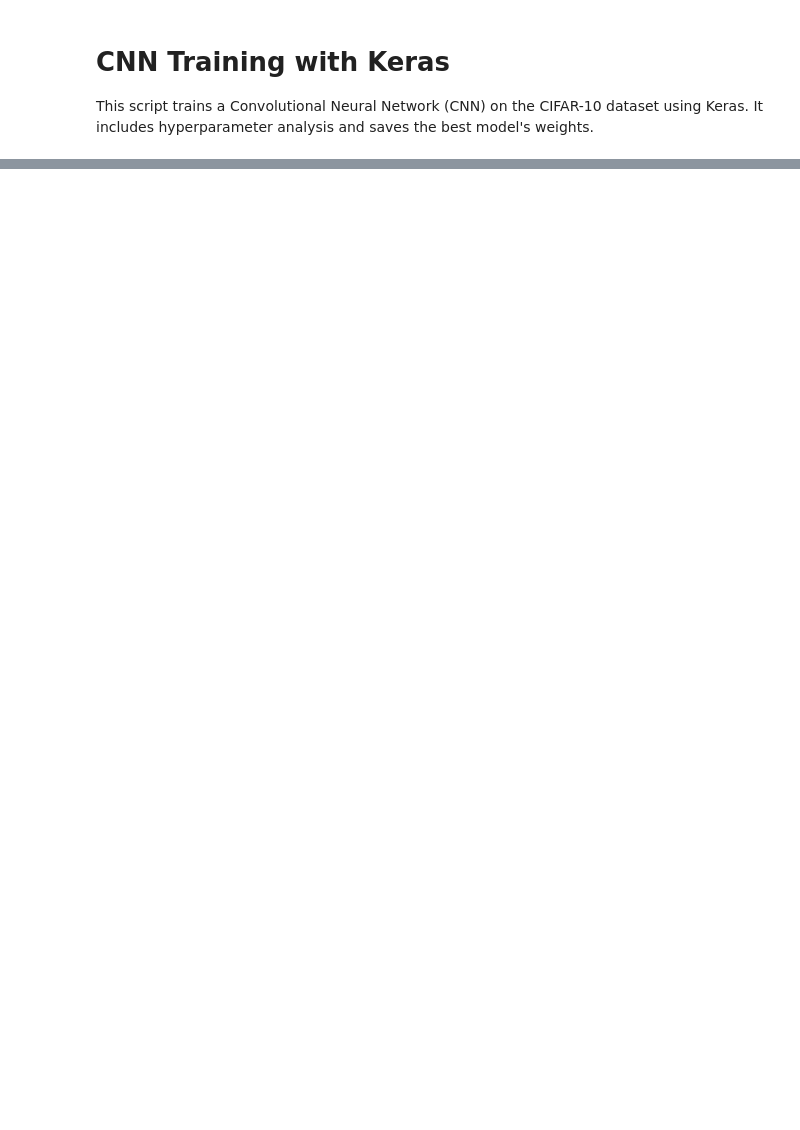
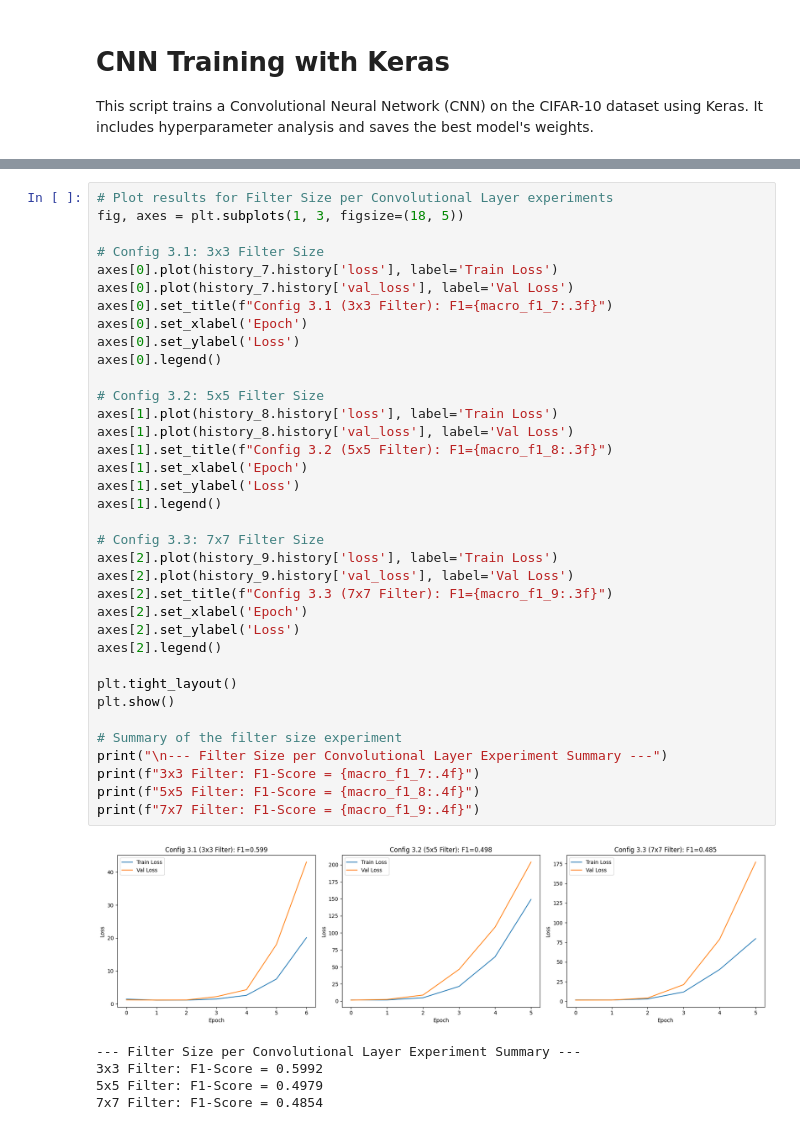
Before and after one commit to satriadhikara/tubes2_if3270_ml, a Jupyter notebook: src/cnn/cnn_keras_training.ipynb, the cells around one changed output, grey strips where cells are left out. Cells and saved outputs as stored; diff of their text form; blank space fills up the shorter version.

```diff
--- a/src/cnn/cnn_keras_training.ipynb
+++ b/src/cnn/cnn_keras_training.ipynb
@@ -704,0 +715,42 @@ Config 9 - Test Macro F1-Score: 0.3961
+# %%
+# Plot results for Filter Size per Convolutional Layer experiments
+fig, axes = plt.subplots(1, 3, figsize=(18, 5))
+
+# Config 3.1: 3x3 Filter Size
+axes[0].plot(history_7.history['loss'], label='Train Loss')
+axes[0].plot(history_7.history['val_loss'], label='Val Loss')
+axes[0].set_title(f"Config 3.1 (3x3 Filter): F1={macro_f1_7:.3f}")
+axes[0].set_xlabel('Epoch')
+axes[0].set_ylabel('Loss')
+axes[0].legend()
+
+# Config 3.2: 5x5 Filter Size
+axes[1].plot(history_8.history['loss'], label='Train Loss')
+axes[1].plot(history_8.history['val_loss'], label='Val Loss')
+axes[1].set_title(f"Config 3.2 (5x5 Filter): F1={macro_f1_8:.3f}")
+axes[1].set_xlabel('Epoch')
+axes[1].set_ylabel('Loss')
+axes[1].legend()
+
+# Config 3.3: 7x7 Filter Size
+axes[2].plot(history_9.history['loss'], label='Train Loss')
+axes[2].plot(history_9.history['val_loss'], label='Val Loss')
+axes[2].set_title(f"Config 3.3 (7x7 Filter): F1={macro_f1_9:.3f}")
+axes[2].set_xlabel('Epoch')
+axes[2].set_ylabel('Loss')
+axes[2].legend()
+
+plt.tight_layout()
+plt.show()
+
+# Summary of the filter size experiment
+print("\n--- Filter Size per Convolutional Layer Experiment Summary ---")
+print(f"3x3 Filter: F1-Score = {macro_f1_7:.4f}")
+print(f"5x5 Filter: F1-Score = {macro_f1_8:.4f}")
+print(f"7x7 Filter: F1-Score = {macro_f1_9:.4f}")
+# %% [output]
+[figure, added]
+--- Filter Size per Convolutional Layer Experiment Summary ---
+3x3 Filter: F1-Score = 0.5992
+5x5 Filter: F1-Score = 0.4979
+7x7 Filter: F1-Score = 0.4854
```
Also changed, not shown: parts of 23 cells of this notebook, 5 other files.
